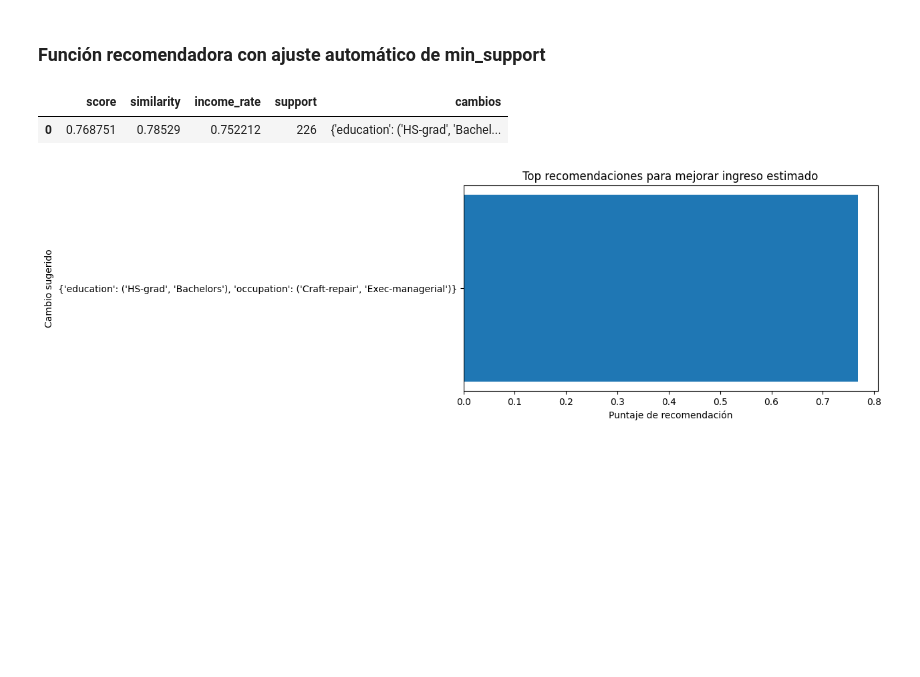
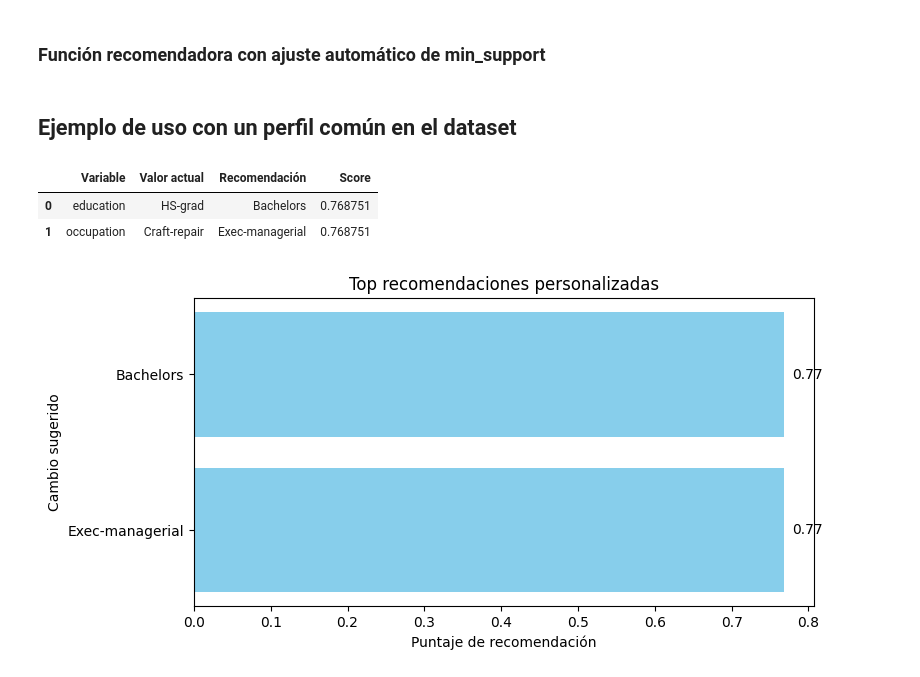
Before and after one commit to 4GeeksAcademy/iddalycastro-eda, a Jupyter notebook: src/13-recommendation-systems.ipynb, the cells around one changed output. Cells and saved outputs as stored; diff of their text form; code cells hidden in the pictures; blank space fills up the shorter version.

```diff
--- a/src/13-recommendation-systems.ipynb
+++ b/src/13-recommendation-systems.ipynb
@@ -304,41 +295,39 @@ def recomendar_trayectorias(perfil_usuario, modelo, top_n=5, min_support=200, al
             "cambios": cambios
         })
         return pd.DataFrame(resultados).sort_values("score", ascending=False).head(top_n)
+# %% [markdown]
+## Ejemplo de uso con un perfil común en el dataset
 # %%
-# 📌 Celda 5: Ejemplo de uso con un perfil común en el dataset
-perfil_usuario_ejemplo = {
-    "age": 35,
-    "education": "HS-grad",
-    "education_num": 9,
-    "hours_per_week": 40,
-    "marital_status": "Married-civ-spouse",
-    "workclass": "Private",
-    "occupation": "Craft-repair",
-    "sex": "Male",
-    "race": "White",
-    "native_country": "United-States"
-}
+# Convertir la columna "cambios" en tabla legible
+def desglosar_cambios(df):
+    filas = []
+    for i, row in df.iterrows():
+        for var, (old, new) in row["cambios"].items():
+            filas.append({
+                "Variable": var,
+                "Valor actual": old,
+                "Recomendación": new,
+                "Score": row["score"]
+            })
+    return pd.DataFrame(filas)
 
-modelo = preparar_entorno(url)
-recomendaciones = recomendar_trayectorias(perfil_usuario_ejemplo, modelo, top_n=10, min_support=200, alpha=0.5)
-recomendaciones
+# Desglose de cambios
+tabla_cambios = desglosar_cambios(recomendaciones.head(5))
+display(tabla_cambios)
 
-# Mostramos las recomendaciones ordenadas
-recomendaciones = recomendaciones.sort_values("score", ascending=False)
-
-# Visualizamos el DataFrame en formato limpio
-display(recomendaciones.head(5))
-
-# Opcional: gráfico de barras para ver las mejores recomendaciones
+# Gráfico de barras con etiquetas claras
 plt.figure(figsize=(8,4))
-plt.barh(recomendaciones["cambios"].astype(str).head(5), recomendaciones["score"].head(5))
+plt.barh(tabla_cambios["Recomendación"], tabla_cambios["Score"], color="skyblue")
+for i, v in enumerate(tabla_cambios["Score"]):
+    plt.text(v+0.01, i, f"{v:.2f}", va="center")
 plt.xlabel("Puntaje de recomendación")
 plt.ylabel("Cambio sugerido")
-plt.title("Top recomendaciones para mejorar ingreso estimado")
+plt.title("Top recomendaciones personalizadas")
 plt.gca().invert_yaxis()
 plt.show()
 # %% [output]
-|  | score | similarity | income_rate | support | cambios |
-| 0 | 0.768751 | 0.78529 | 0.752212 | 226 | {'education': ('HS-grad', 'Bachel... |
+|  | Variable | Valor actual | Recomendación | Score |
+| 0 | education | HS-grad | Bachelors | 0.768751 |
+| 1 | occupation | Craft-repair | Exec-managerial | 0.768751 |
-[figure, old version]
+[figure, new version]
 # %% [markdown]
```
Also changed, not shown: parts of 4 cells of this notebook.
